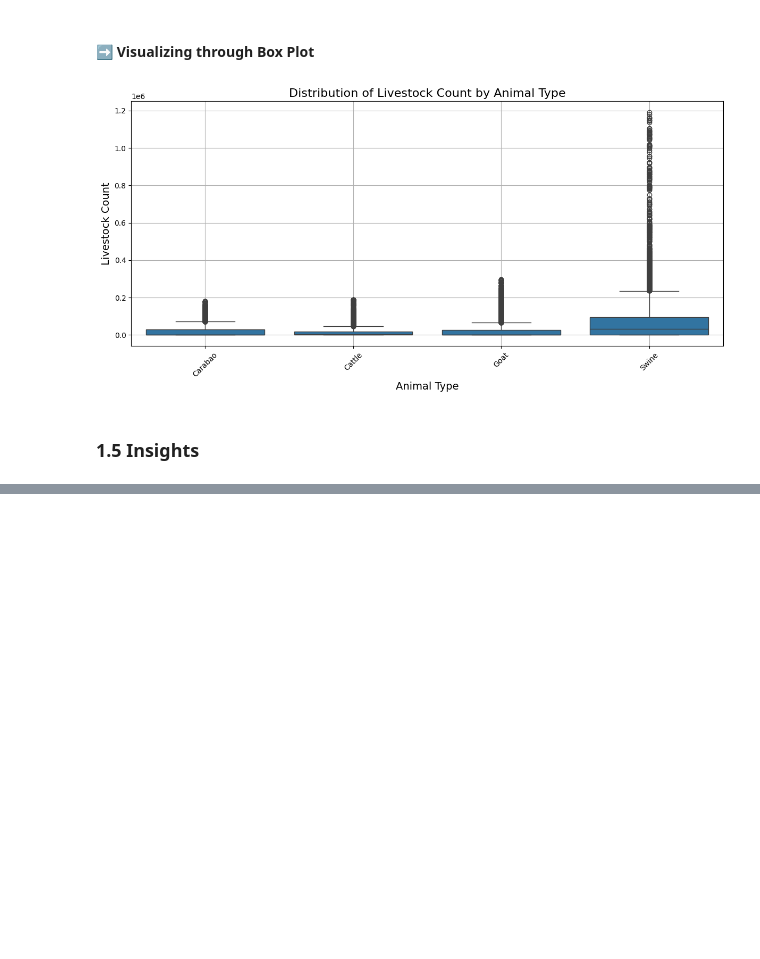
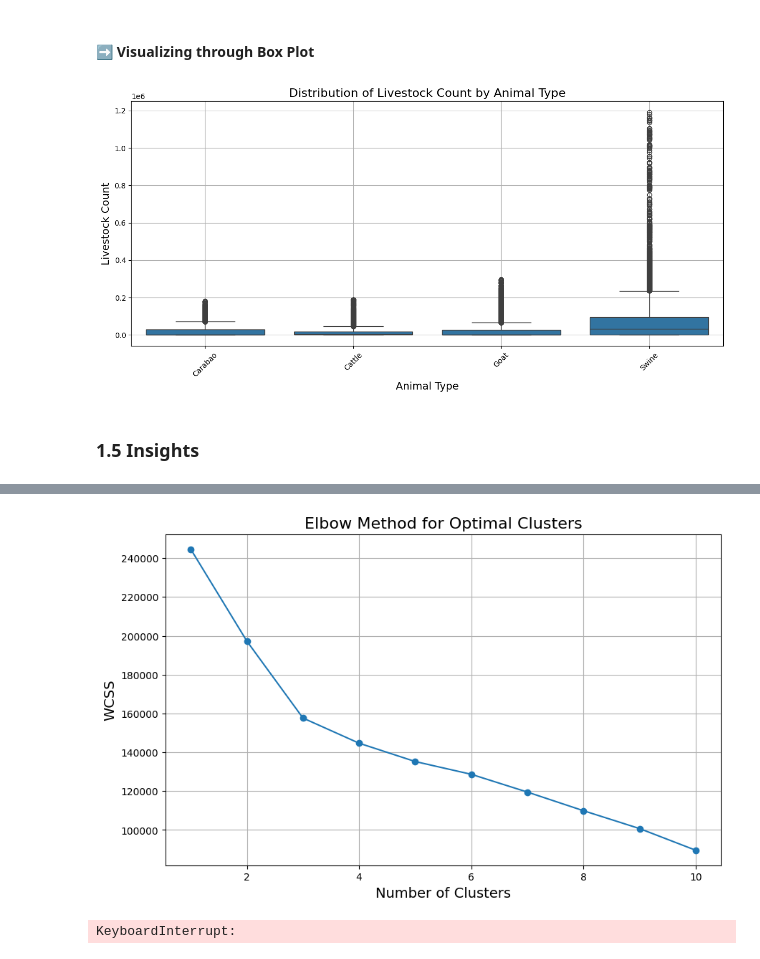
Before and after one commit to alpacaShiro/Livestock_Lifelines, a Jupyter notebook: Group2_4CSC_LivestockLifelines.ipynb, the cells around one changed output, grey strips where cells are left out. Cells and saved outputs as stored; diff of their text form; code cells hidden in the pictures; blank space fills up the shorter version.

```diff
--- a/Group2_4CSC_LivestockLifelines.ipynb
+++ b/Group2_4CSC_LivestockLifelines.ipynb
@@ -742,0 +850,69 @@ plt.show()
+# %%
+from sklearn.metrics import silhouette_score
+from sklearn.cluster import KMeans
+# import matplotlib.pyplot as plt
+# import pandas as pd
+# import numpy as np
+from sklearn.preprocessing import OneHotEncoder, StandardScaler
+
+# Step 1: Data Preparation
+categorical_columns = ['ANIMAL_TYPE', 'FARM_TYPE', 'REGION']
+encoder = OneHotEncoder(sparse_output=False)
+encoded_features = encoder.fit_transform(melted_livestock[categorical_columns])
+
+numerical_columns = ['LIVESTOCK_COUNT']
+numerical_data = melted_livestock[numerical_columns].fillna(0).values
+
+# Normalize numerical features
+scaler = StandardScaler()
+normalized_numerical_data = scaler.fit_transform(numerical_data)
+
+# Combine features
+features = np.hstack((encoded_features, normalized_numerical_data))
+
+# Step 2: Train K-Means Model
+# Using the Elbow Method to determine optimal clusters
+wcss = []
+for i in range(1, 11):
+    kmeans = KMeans(n_clusters=i, random_state=42)
+    kmeans.fit(features)
+    wcss.append(kmeans.inertia_)
+
+# Plot Elbow Curve
+plt.figure(figsize=(10, 6))
+plt.plot(range(1, 11), wcss, marker='o')
+plt.title('Elbow Method for Optimal Clusters', fontsize=16)
+plt.xlabel('Number of Clusters', fontsize=14)
+plt.ylabel('WCSS', fontsize=14)
+plt.grid()
+plt.show()
+
+# Optimal clusters based on the elbow point (choose 3 for example)
+optimal_clusters = 3
+kmeans = KMeans(n_clusters=optimal_clusters, random_state=42)
+clusters = kmeans.fit_predict(features)
+
+# Add cluster information to the dataset
+melted_livestock['Cluster'] = clusters
+
+# Step 3: Evaluate Clustering
+sil_score = silhouette_score(features, clusters)
+print(f'Silhouette Score: {sil_score:.2f}')
+
+# Visualize Clusters (using only first 2 principal components for simplicity)
+from sklearn.decomposition import PCA
+
+pca = PCA(n_components=2)
+reduced_features = pca.fit_transform(features)
+
+plt.figure(figsize=(12, 8))
+plt.scatter(reduced_features[:, 0], reduced_features[:, 1], c=clusters, cmap='viridis', s=50, alpha=0.7)
+plt.title('Cluster Visualization (Reduced Dimensions)', fontsize=16)
+plt.xlabel('Principal Component 1', fontsize=14)
+plt.ylabel('Principal Component 2', fontsize=14)
+plt.colorbar(label='Cluster')
+plt.grid()
+plt.show()
+# %% [output]
+[figure, added]
+KeyboardInterrupt:
```
Also changed, not shown: parts of 6 cells of this notebook.
